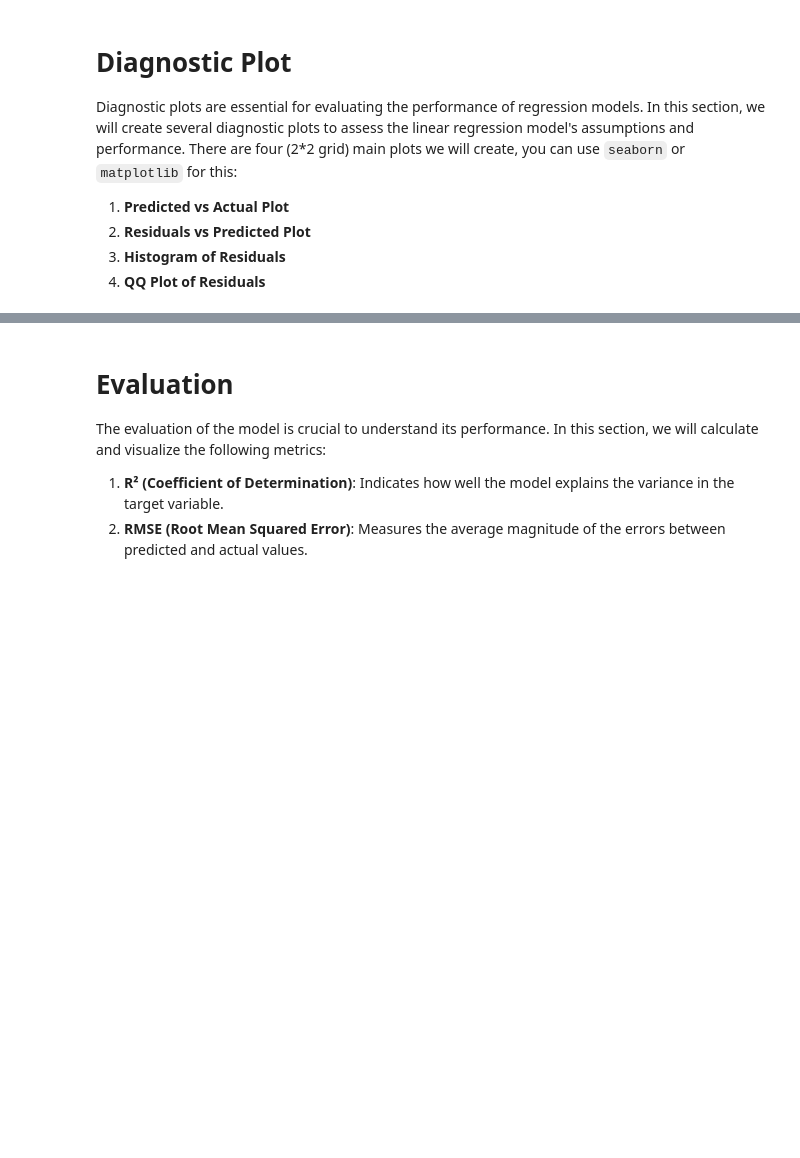
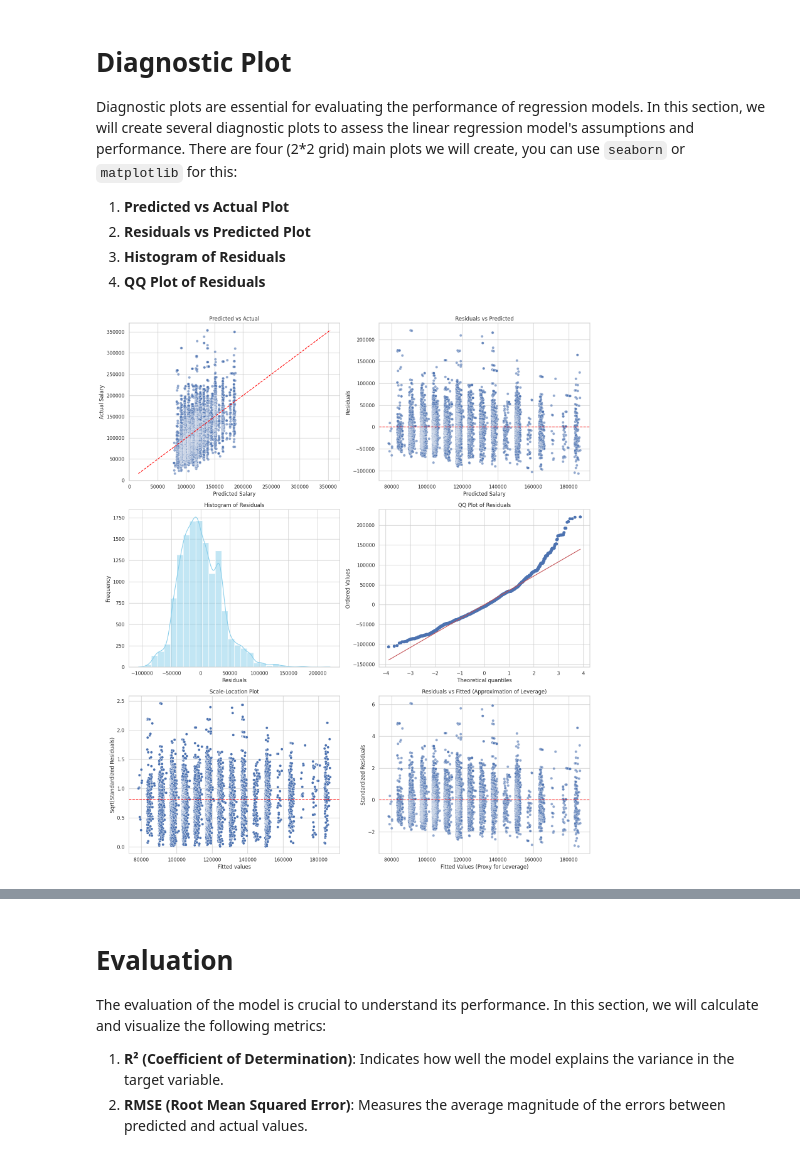
Before and after one commit to met-ad-688/lab08-frwang0919, a Jupyter notebook: lab08-furongwang.ipynb, the cells around one changed output, grey strips where cells are left out. Drawn from its saved outputs; the diff is of its cells as text; code cells hidden in the pictures; blank space fills up the shorter version.

Commit message:
updated Diagnostic Plots

```diff
--- a/lab08-furongwang.ipynb
+++ b/lab08-furongwang.ipynb
@@ -329,0 +282,79 @@ plt.show()
+# %%
+#| eval: true
+#| echo: false
+import numpy as np
+import matplotlib.pyplot as plt
+import seaborn as sns
+import scipy.stats as stats
+
+# Load predictions from GLR model
+df_pred = summary.predictions.select('SALARY', 'prediction').toPandas()
+
+# Compute residuals
+df_pred['residuals'] = df_pred['SALARY'] - df_pred['prediction']
+df_pred['fitted'] = df_pred['prediction']
+
+# Standardized residuals
+res_mean = df_pred['residuals'].mean()
+res_std = df_pred['residuals'].std()
+df_pred['std_residuals'] = (df_pred['residuals'] - res_mean) / res_std
+
+# Square root of standardized residuals (for Scale-Location)
+df_pred['sqrt_std_resid'] = np.sqrt(np.abs(df_pred['std_residuals']))
+
+
+plt.figure(figsize=(16, 18))
+sns.set_theme(style="whitegrid")
+
+# Plot 1: Predicted vs Actual
+plt.subplot(3, 2, 1)
+sns.scatterplot(x="prediction", y="SALARY", data=df_pred, alpha=0.6)
+plt.plot([df_pred["SALARY"].min(), df_pred["SALARY"].max()],
+         [df_pred["SALARY"].min(), df_pred["SALARY"].max()],
+         color='red', linestyle='--')
+plt.title("Predicted vs Actual")
+plt.xlabel("Predicted Salary")
+plt.ylabel("Actual Salary")
+
+# Plot 2: Residuals vs Predicted
+plt.subplot(3, 2, 2)
+sns.scatterplot(x="prediction", y="residuals", data=df_pred, alpha=0.6)
+plt.axhline(0, color='red', linestyle='--')
+plt.title("Residuals vs Predicted")
+plt.xlabel("Predicted Salary")
+plt.ylabel("Residuals")
+
+# Plot 3: Histogram of Residuals
+plt.subplot(3, 2, 3)
+sns.histplot(df_pred["residuals"], kde=True, bins=30, color='skyblue')
+plt.title("Histogram of Residuals")
+plt.xlabel("Residuals")
+plt.ylabel("Frequency")
+
+# Plot 4: Normal Q-Q
+plt.subplot(3, 2, 4)
+stats.probplot(df_pred["residuals"], dist="norm", plot=plt)
+plt.title("QQ Plot of Residuals")
+
+# Plot 5: Scale-Location
+plt.subplot(3, 2, 5)
+sns.scatterplot(x="fitted", y="sqrt_std_resid", data=df_pred)
+plt.axhline(y=np.mean(df_pred["sqrt_std_resid"]), color='red', linestyle='--')
+plt.title("Scale-Location Plot")
+plt.xlabel("Fitted values")
+plt.ylabel("Sqrt(Standardized Residuals)")
+
+# Plot 6: Residuals vs Leverage — Approximate
+# Note: Leverage & Cook's Distance require X matrix; we approximate using fitted & residual
+plt.subplot(3, 2, 6)
+sns.scatterplot(x="fitted", y="std_residuals", data=df_pred, alpha=0.6)
+plt.axhline(0, color='red', linestyle='--')
+plt.title("Residuals vs Fitted (Approximation of Leverage)")
+plt.xlabel("Fitted Values (Proxy for Leverage)")
+plt.ylabel("Standardized Residuals")
+
+plt.tight_layout()
+plt.savefig("_output/lr_diagnostic_classic.png")
+plt.show()
+# %% [output]
+[figure, added]
```
Also changed, not shown: parts of 10 cells of this notebook, 2 other files.
